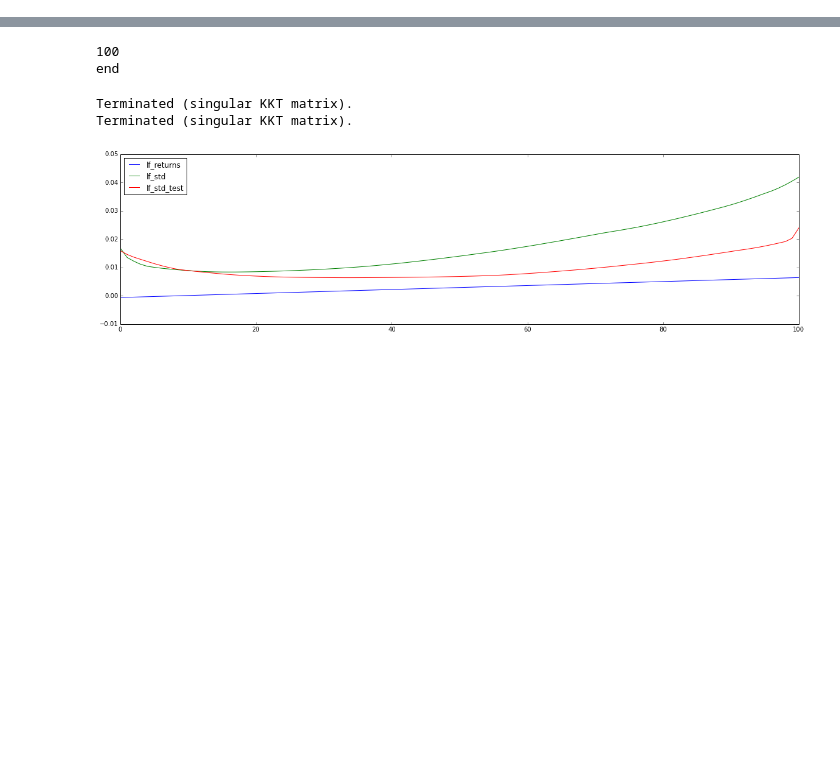
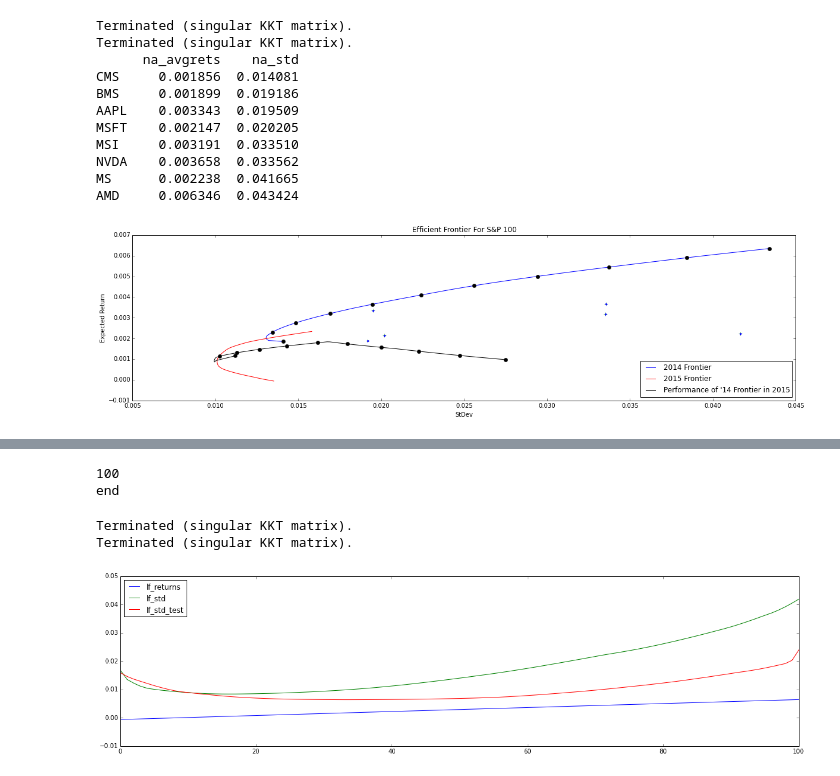
Before and after one commit to qorelogic/ml2, a Jupyter notebook: bin/qore-liquid-main.ipynb, the cells around one changed output, grey strips where cells are left out. Saved outputs shown, nothing was run; the diff lists cells and outputs as text; code cells hidden in the pictures; blank space fills up the shorter version.

Commit message:
efficient frontier, search functions, easy plot

```diff
--- a/bin/qore-liquid-main.ipynb
+++ b/bin/qore-liquid-main.ipynb
@@ -150,0 +30,26 @@ def main():
+# %%
+#print list(tiks)
+srch = ['AMD', 'MS', 'APL', 'NVD']
+tiks = searchSymbols(srch)
+#df1_close = getDataSymbols(srch)
+#plotSymbols(srch, normalize=True, sigmoid=True)
+
+#sdf = getDataSymbols(list(tiks), mode='test', days=10)
+#print sdf['df_close']
+#print sdf['df_close_test']
+
+out = calculateEfficientFrontier(list(tiks), days=365)
+print out
+# %% [output]
+Terminated (singular KKT matrix).
+Terminated (singular KKT matrix).
+      na_avgrets    na_std
+CMS     0.001856  0.014081
+BMS     0.001899  0.019186
+AAPL    0.003343  0.019509
+MSFT    0.002147  0.020205
+MSI     0.003191  0.033510
+NVDA    0.003658  0.033562
+MS      0.002238  0.041665
+AMD     0.006346  0.043424
+[figure, added]
```
Also changed, not shown: parts of 10 cells of this notebook, 2 other files.
